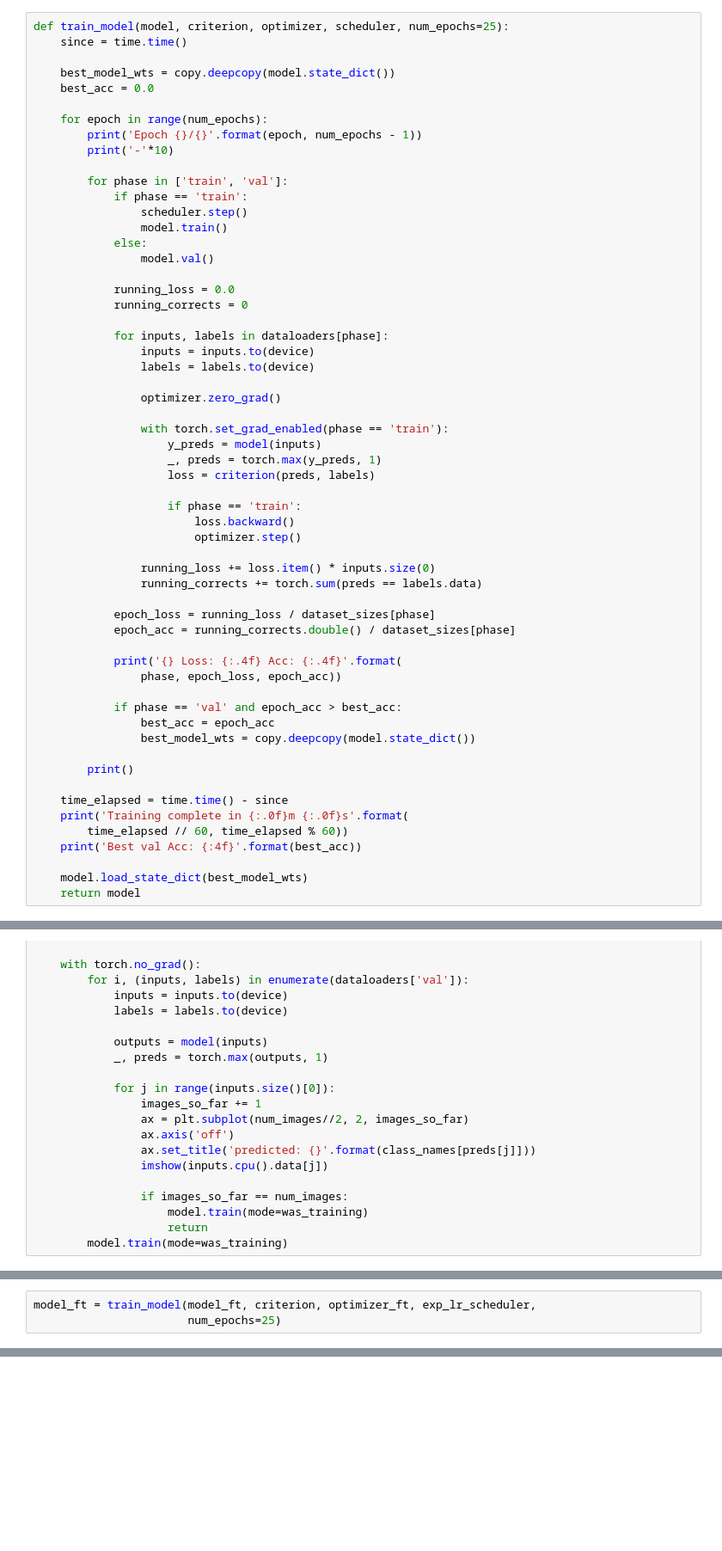
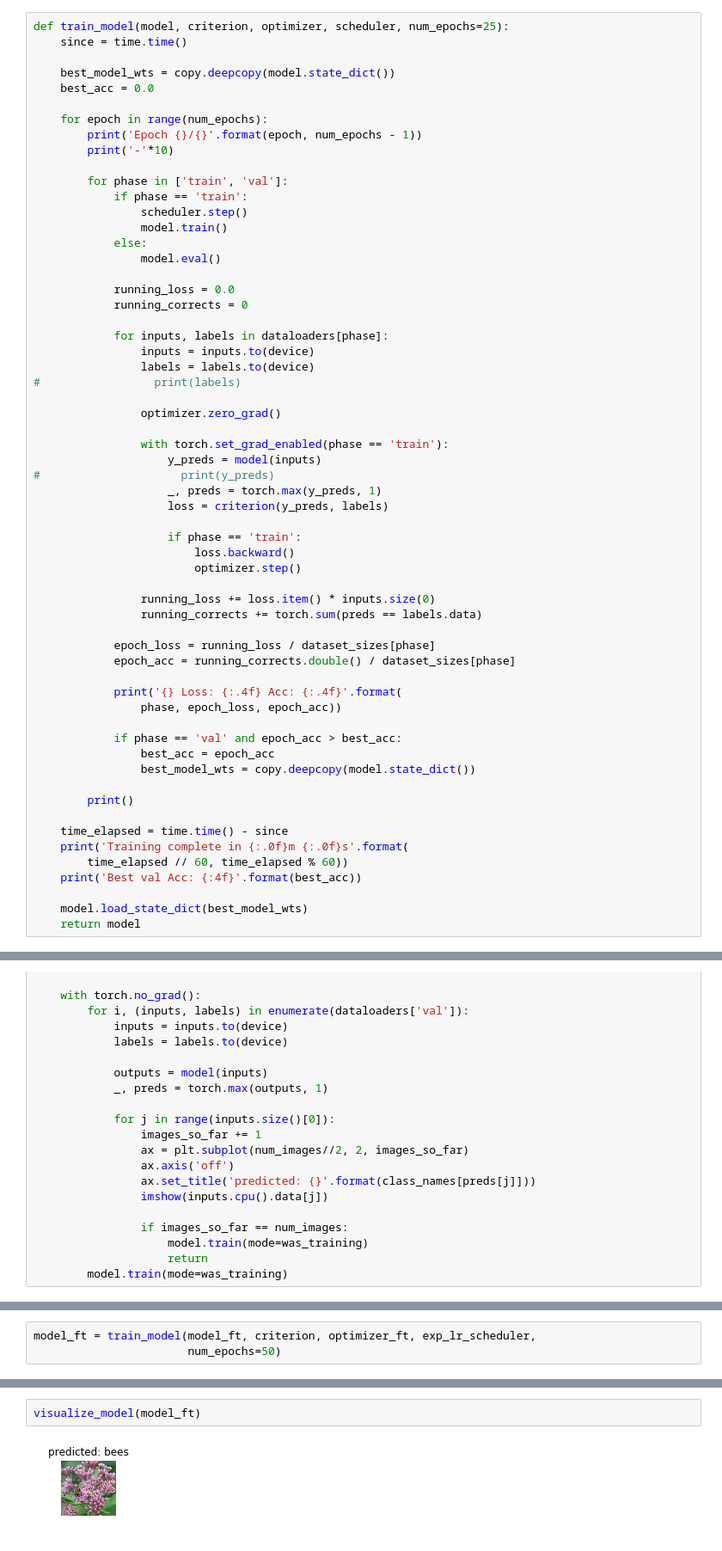
Before and after one commit to jamesthu/pytorch_learning, a Jupyter notebook: Transfer Learning/TransferLearning.ipynb, the cells around one changed output, grey strips where cells are left out. Shown at 86% size. Cells and saved outputs as stored; diff of their text form; blank space fills up the shorter version.

```diff
--- a/Transfer Learning/TransferLearning.ipynb
+++ b/Transfer Learning/TransferLearning.ipynb
@@ -81,7 +81,7 @@ def train_model(model, criterion, optimizer, scheduler, num_epochs=25):
                 scheduler.step()
                 model.train()
             else:
-                model.val()
+                model.eval()
 
             running_loss = 0.0
             running_corrects = 0
@@ -89,13 +89,15 @@ def train_model(model, criterion, optimizer, scheduler, num_epochs=25):
             for inputs, labels in dataloaders[phase]:
                 inputs = inputs.to(device)
                 labels = labels.to(device)
+#                 print(labels)
 
                 optimizer.zero_grad()
 
                 with torch.set_grad_enabled(phase == 'train'):
                     y_preds = model(inputs)
+#                     print(y_preds)
                     _, preds = torch.max(y_preds, 1)
-                    loss = criterion(preds, labels)
+                    loss = criterion(y_preds, labels)
 
                     if phase == 'train':
                         loss.backward()
@@ -166,3 +166,3 @@ Downloading: "https://download.pytorch.org/models/resnet18-5c106cde.pth" to /hom
 # %%
 model_ft = train_model(model_ft, criterion, optimizer_ft, exp_lr_scheduler,
-                       num_epochs=25)
+                       num_epochs=50)
@@ -168,0 +187,4 @@ model_ft = train_model(model_ft, criterion, optimizer_ft, exp_lr_scheduler,
+# %%
+visualize_model(model_ft)
+# %% [output]
+[figure, added]
```
Also changed, not shown: parts of 4 cells of this notebook, 24 other files.
